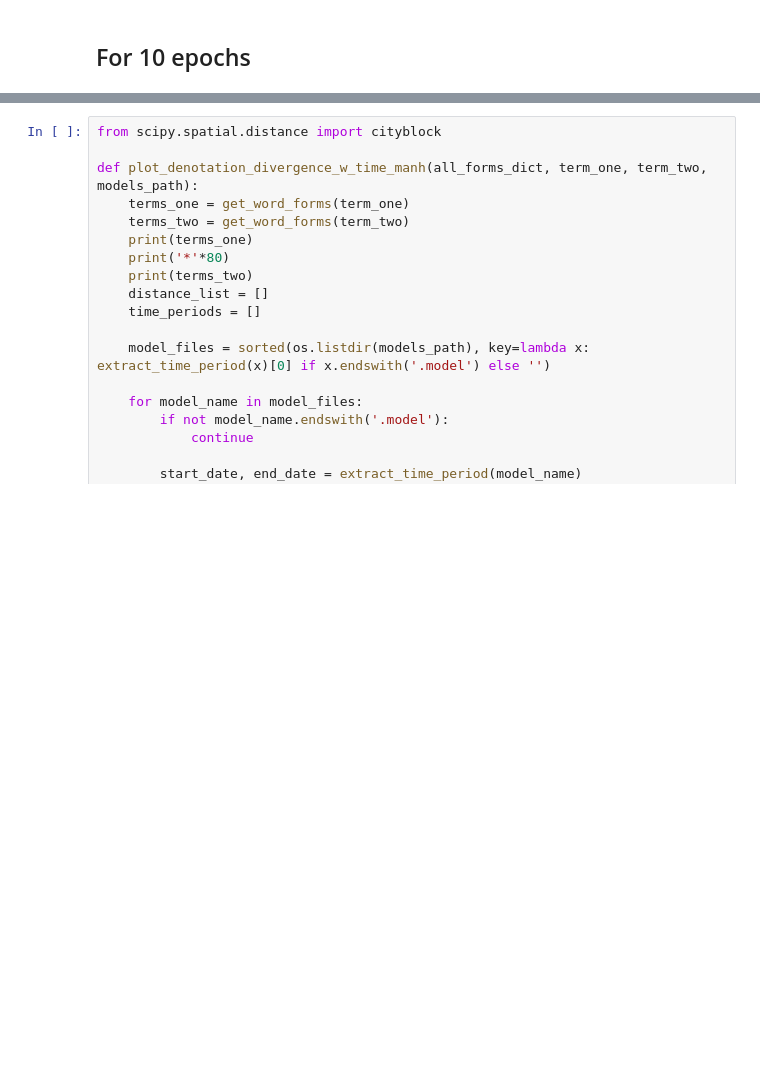
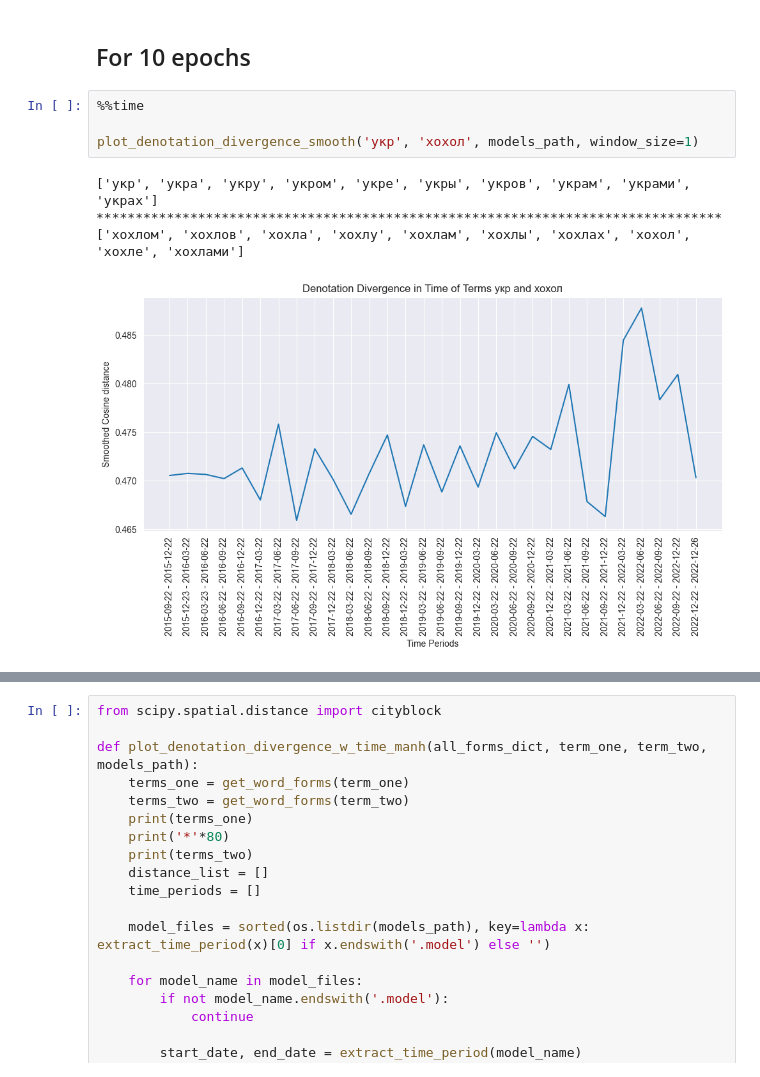
Before and after one commit to kateburovova/dehumanization, a Jupyter notebook: diachronic_analysis.ipynb, the cells around one changed output, grey strips where cells are left out. Drawn from its saved outputs; the diff is of its cells as text; blank space fills up the shorter version.

```diff
--- a/diachronic_analysis.ipynb
+++ b/diachronic_analysis.ipynb
@@ -186,2 +201,11 @@ def plot_denotation_divergence_w_time(all_forms_dict, term_one, term_two, models
 # %% [markdown]
 ## For 10 epochs
+# %%
+%%time
+
+plot_denotation_divergence_smooth('укр', 'хохол', models_path, window_size=1)
+# %% [output]
+['укр', 'укра', 'укру', 'укром', 'укре', 'укры', 'укров', 'украм', 'украми', 'украх']
+********************************************************************************
+['хохлом', 'хохлов', 'хохла', 'хохлу', 'хохлам', 'хохлы', 'хохлах', 'хохол', 'хохле', 'хохлами']
+[figure, added]
```
Also changed, not shown: parts of 105 cells of this notebook.
